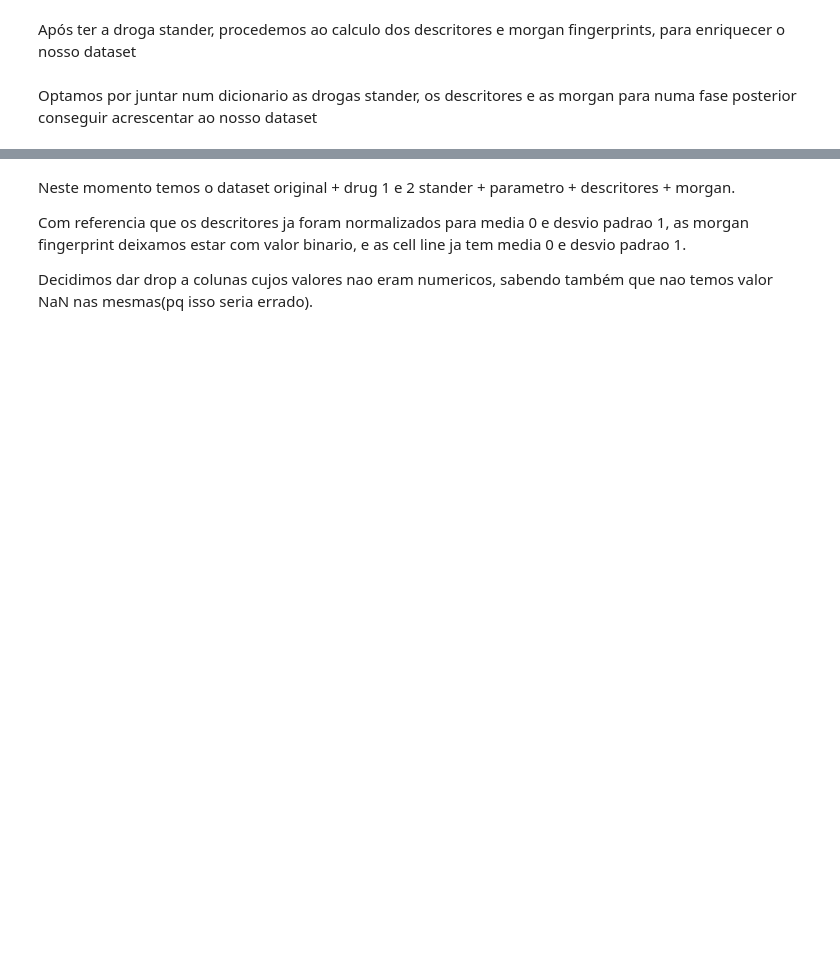
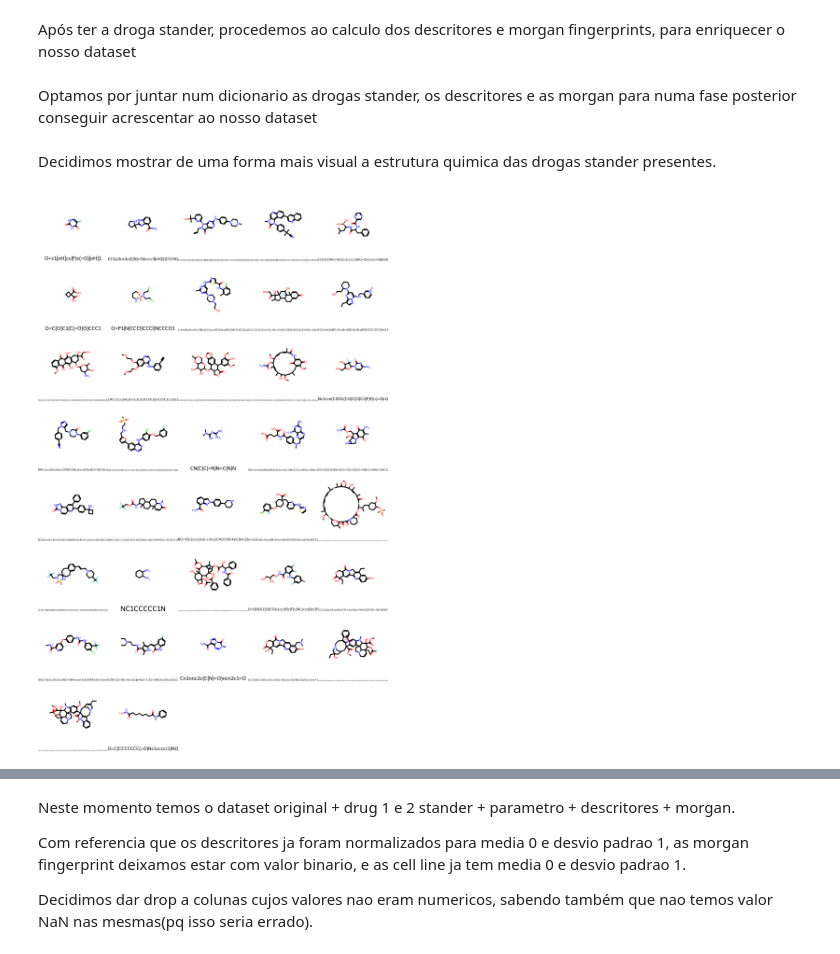
Before and after one commit to GuilhermeLoboSousa/Work-SIB, a Jupyter notebook: group1.ipynb, the cells around one changed output, grey strips where cells are left out. Saved outputs shown, nothing was run; the diff lists cells and outputs as text; code cells hidden in the pictures; blank space fills up the shorter version.

```diff
--- a/group1.ipynb
+++ b/group1.ipynb
@@ -198,6 +203,16 @@ for droga in drogas_unicas:
 # %%
 df = pd.DataFrame(dic.values(), columns=['Droga', 'Descritores',"morgan"])
 # df
+# %% [markdown]
+Decidimos mostrar de uma forma mais visual a estrutura quimica das drogas stander presentes.
+# %%
+ver_moleculas=df
+PandasTools.AddMoleculeColumnToFrame(ver_moleculas,'Droga')
+[str(x) for x in  ver_moleculas.columns]
+ver_moleculas = ver_moleculas[~ver_moleculas['ROMol'].isnull()]
+PandasTools.FrameToGridImage(df,column= 'ROMol', molsPerRow=5,subImgSize=(150,150),legendsCol='Droga')
+# %% [output]
+[figure, added]
 # %%
 columns_to_map = ['Droga', 'Descritores',"morgan"]
 for column in columns_to_map:
```
Also changed, not shown: parts of 5 cells of this notebook, 1 other file.
